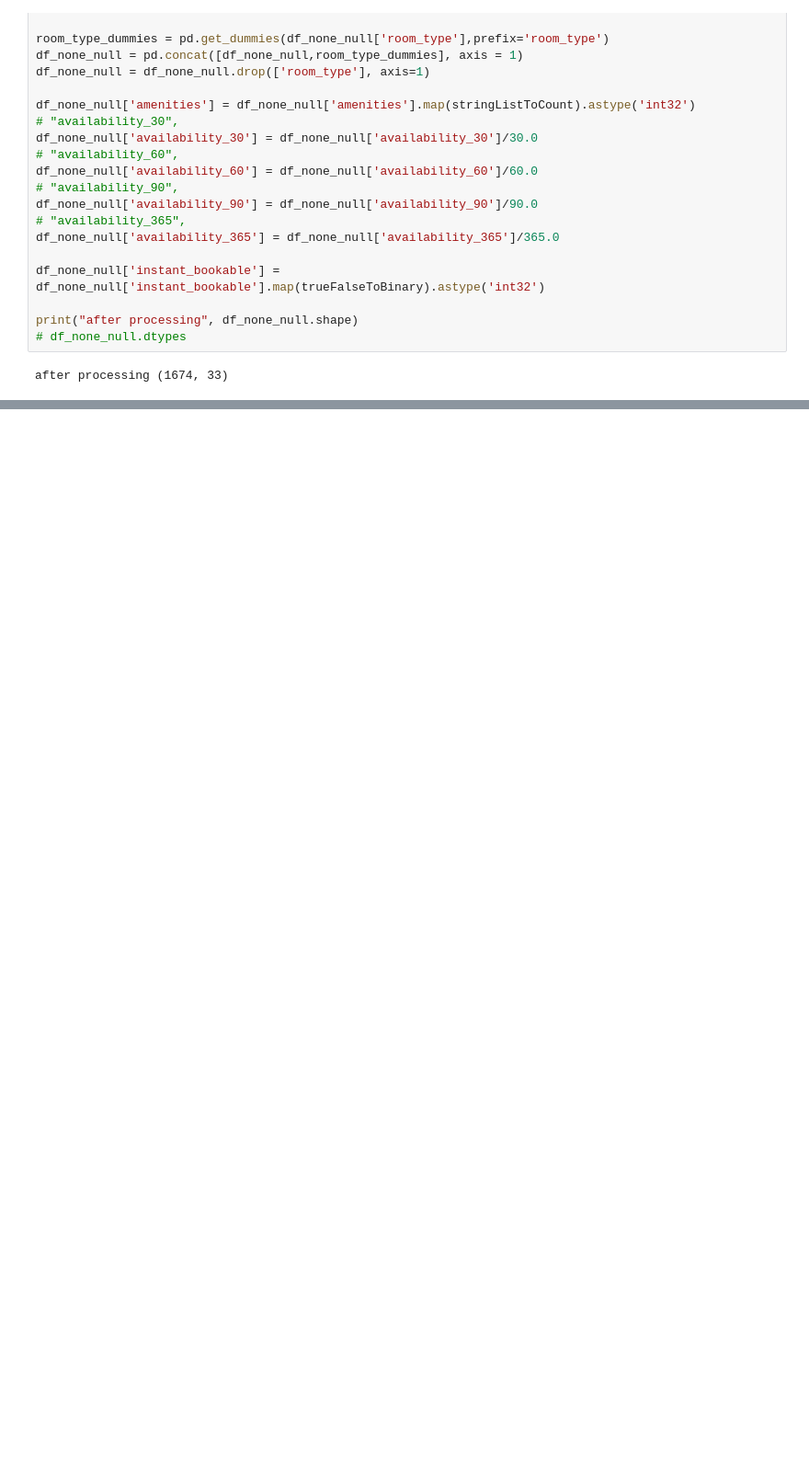
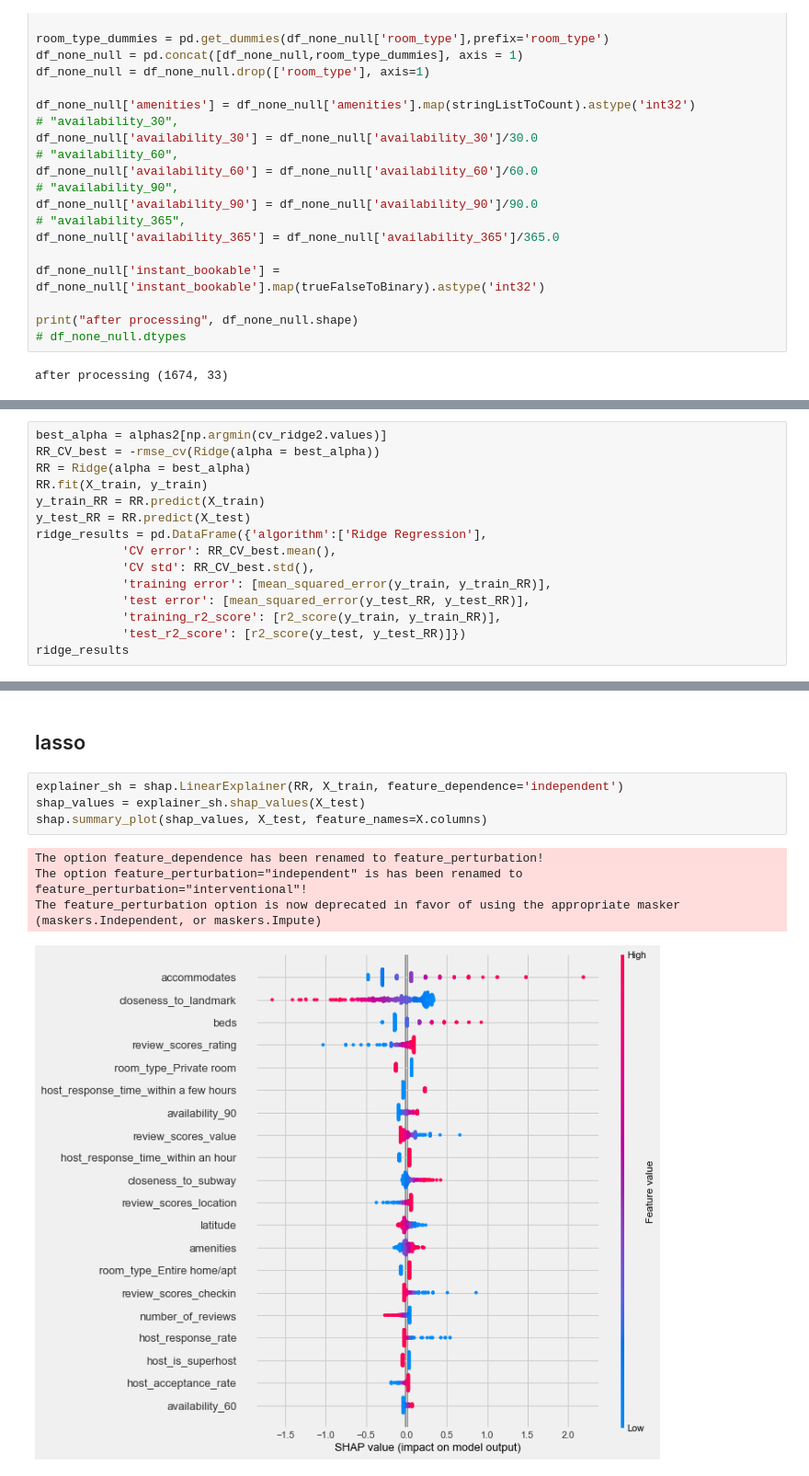
Before and after one commit to Fabrizio-Andrew/Vacation-Rental-Pricing-Estimator, a Jupyter notebook: experimentation/eda2.ipynb, the cells around one changed output, grey strips where cells are left out. Shown: that part at 92% size. Cells and saved outputs as stored; diff of their text form; blank space fills up the shorter version.

```diff
--- a/experimentation/eda2.ipynb
+++ b/experimentation/eda2.ipynb
@@ -235,0 +479,15 @@ interested_var_df.corr()
+# %%
+best_alpha = alphas2[np.argmin(cv_ridge2.values)]
+RR_CV_best = -rmse_cv(Ridge(alpha = best_alpha))
+RR = Ridge(alpha = best_alpha)
+RR.fit(X_train, y_train)
+y_train_RR = RR.predict(X_train)
+y_test_RR = RR.predict(X_test)
+ridge_results = pd.DataFrame({'algorithm':['Ridge Regression'],
+            'CV error': RR_CV_best.mean(),
+            'CV std': RR_CV_best.std(),
+            'training error': [mean_squared_error(y_train, y_train_RR)],
+            'test error': [mean_squared_error(y_test_RR, y_test_RR)],
+            'training_r2_score': [r2_score(y_train, y_train_RR)],
+            'test_r2_score': [r2_score(y_test, y_test_RR)]})
+ridge_results
@@ -235,0 +521,11 @@ interested_var_df.corr()
+# %% [markdown]
+## lasso
+# %%
+explainer_sh = shap.LinearExplainer(RR, X_train, feature_dependence='independent')
+shap_values = explainer_sh.shap_values(X_test)
+shap.summary_plot(shap_values, X_test, feature_names=X.columns)
+# %% [output]
+The option feature_dependence has been renamed to feature_perturbation!
+The option feature_perturbation="independent" is has been renamed to feature_perturbation="interventional"!
+The feature_perturbation option is now deprecated in favor of using the appropriate masker (maskers.Independent, or maskers.Impute)
+[figure, added]
```
Also changed, not shown: parts of 41 cells of this notebook, 3 other files.
